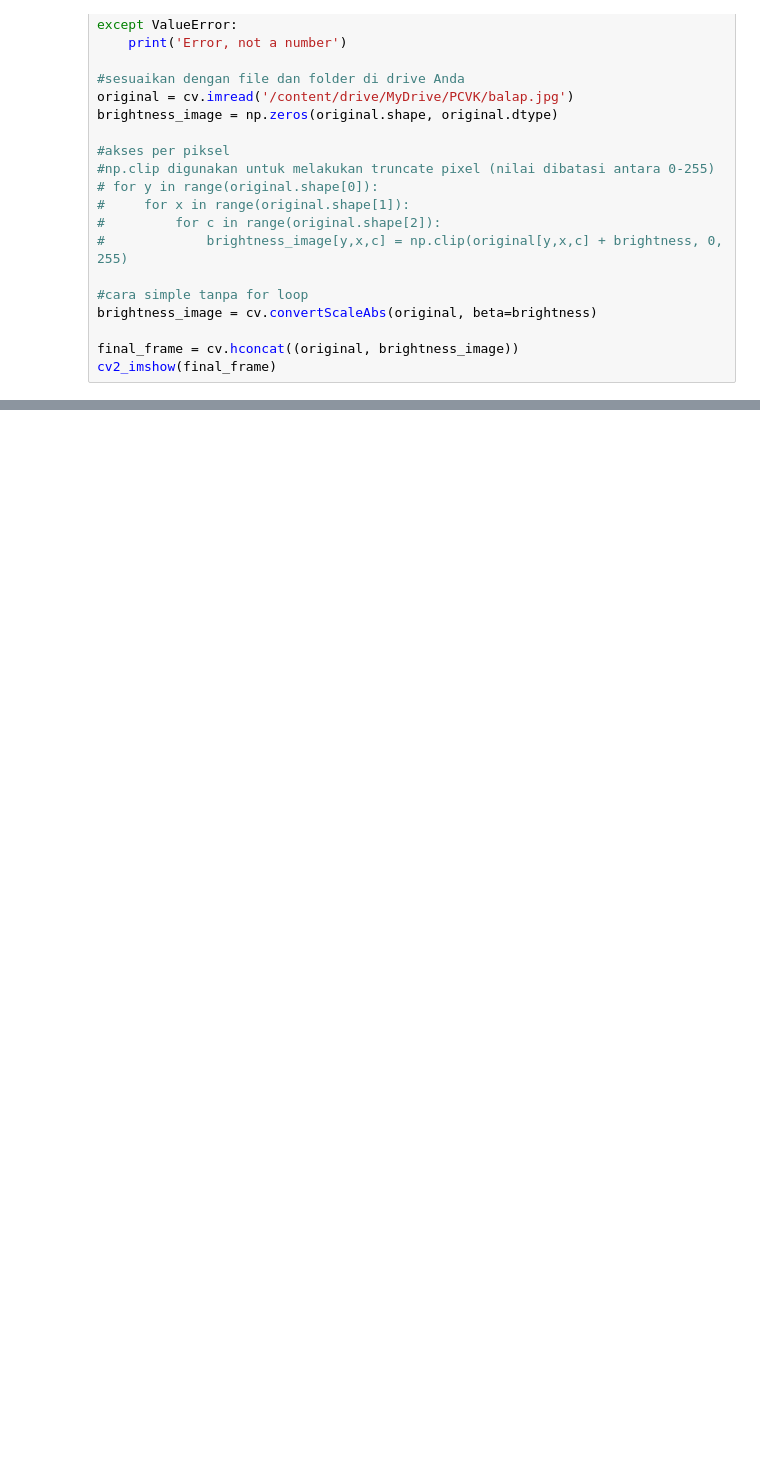
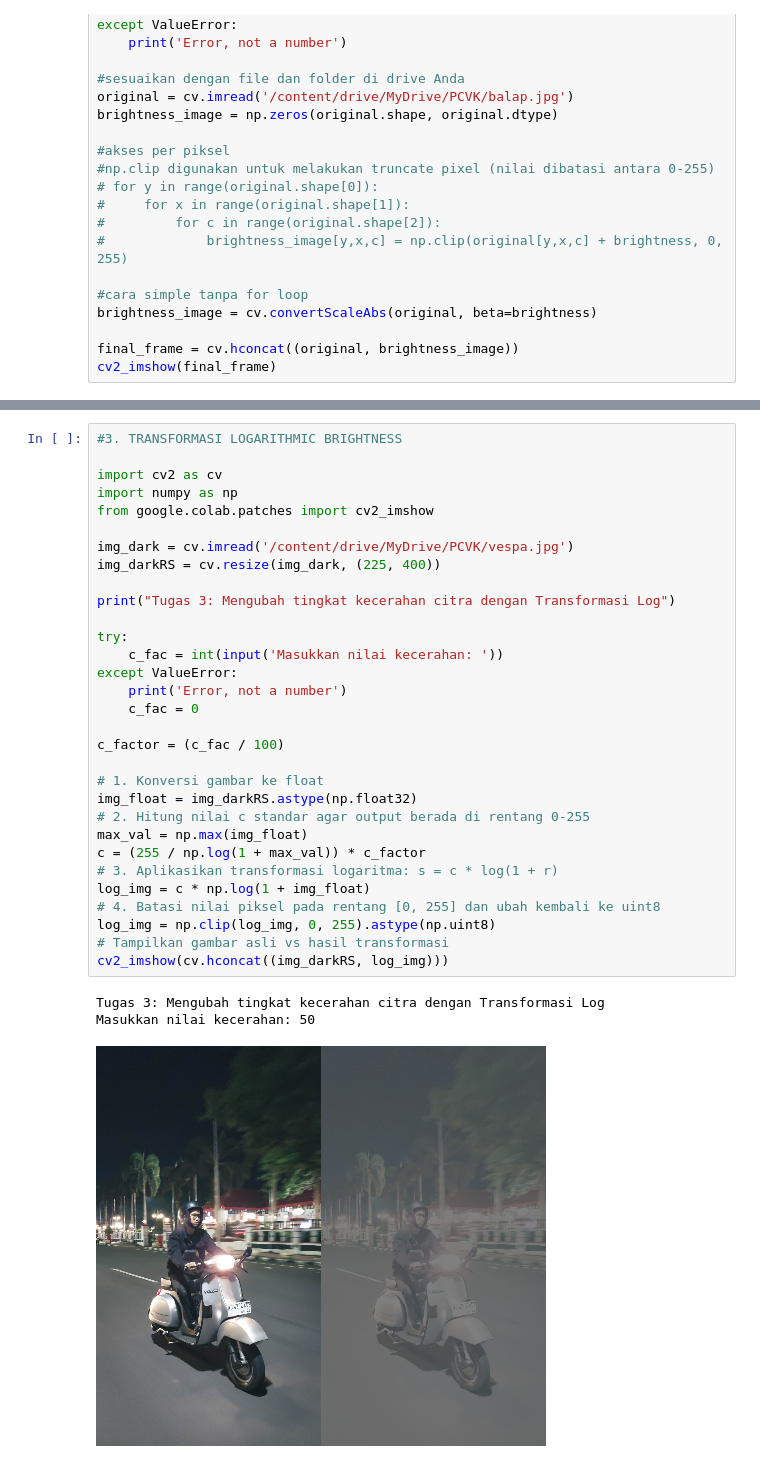
Before and after one commit to dnanaat/PCVK_Genap_2026, a Jupyter notebook: Week3.ipynb, the cells around one changed output, grey strips where cells are left out. Drawn from its saved outputs; the diff is of its cells as text; blank space fills up the shorter version.

```diff
--- a/Week3.ipynb
+++ b/Week3.ipynb
@@ -33,0 +81,35 @@ cv2_imshow(final_frame)
+# %%
+#3. TRANSFORMASI LOGARITHMIC BRIGHTNESS
+
+import cv2 as cv
+import numpy as np
+from google.colab.patches import cv2_imshow
+
+img_dark = cv.imread('/content/drive/MyDrive/PCVK/vespa.jpg')
+img_darkRS = cv.resize(img_dark, (225, 400))
+
+print("Tugas 3: Mengubah tingkat kecerahan citra dengan Transformasi Log")
+
+try:
+    c_fac = int(input('Masukkan nilai kecerahan: '))
+except ValueError:
+    print('Error, not a number')
+    c_fac = 0
+
+c_factor = (c_fac / 100)
+
+# 1. Konversi gambar ke float
+img_float = img_darkRS.astype(np.float32)
+# 2. Hitung nilai c standar agar output berada di rentang 0-255
+max_val = np.max(img_float)
+c = (255 / np.log(1 + max_val)) * c_factor
+# 3. Aplikasikan transformasi logaritma: s = c * log(1 + r)
+log_img = c * np.log(1 + img_float)
+# 4. Batasi nilai piksel pada rentang [0, 255] dan ubah kembali ke uint8
+log_img = np.clip(log_img, 0, 255).astype(np.uint8)
+# Tampilkan gambar asli vs hasil transformasi
+cv2_imshow(cv.hconcat((img_darkRS, log_img)))
+# %% [output]
+Tugas 3: Mengubah tingkat kecerahan citra dengan Transformasi Log
+Masukkan nilai kecerahan: 50
+[figure, added]
```
Also changed, not shown: parts of 10 cells of this notebook.
